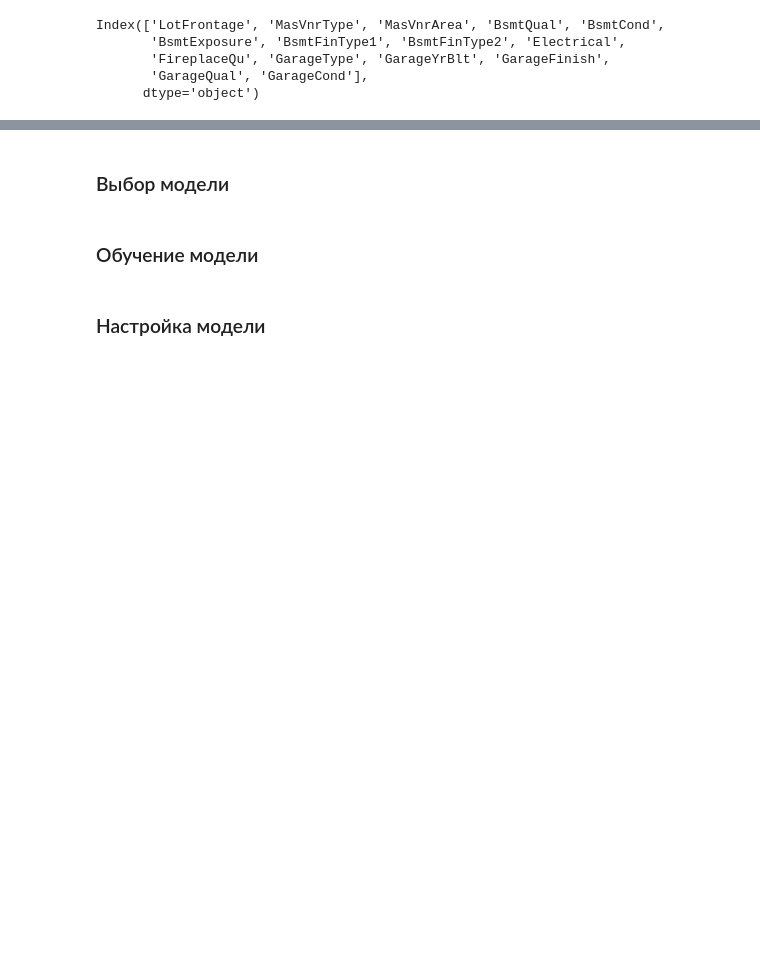
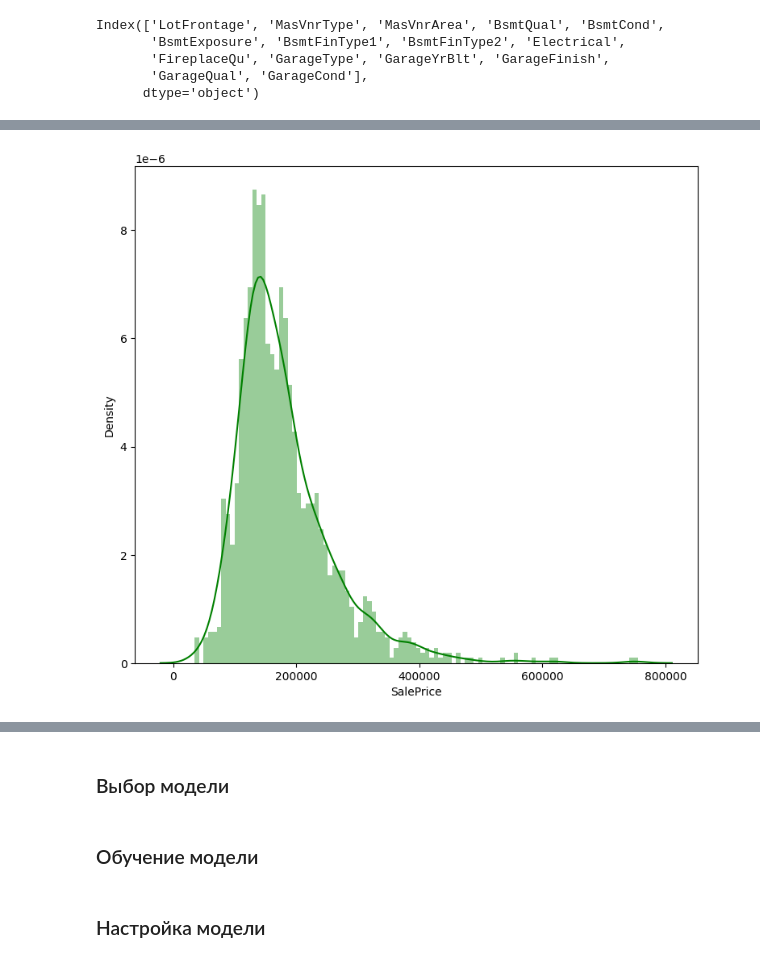
Before and after one commit to KhachKara/kaggle_projects, a Jupyter notebook: house-prices-advanced-regression-techniques/house-prices-advanced-regression-techniques_khach.ipynb, the cells around one changed output, grey strips where cells are left out. Drawn from its saved outputs; the diff is of its cells as text; code cells hidden in the pictures; blank space fills up the shorter version.

```diff
--- a/house-prices-advanced-regression-techniques/house-prices-advanced-regression-techniques_khach.ipynb
+++ b/house-prices-advanced-regression-techniques/house-prices-advanced-regression-techniques_khach.ipynb
@@ -187,0 +205,5 @@ df_train_new.GarageCond.fillna(marker, inplace=True)
+# %%
+plt.figure(figsize=(9, 8))
+sns.distplot(df_train_new['SalePrice'], color='g', bins=100, hist_kws={'alpha': 0.4});
+# %% [output]
+[figure, added]
```
Also changed, not shown: parts of 12 cells of this notebook, 1 other file.
